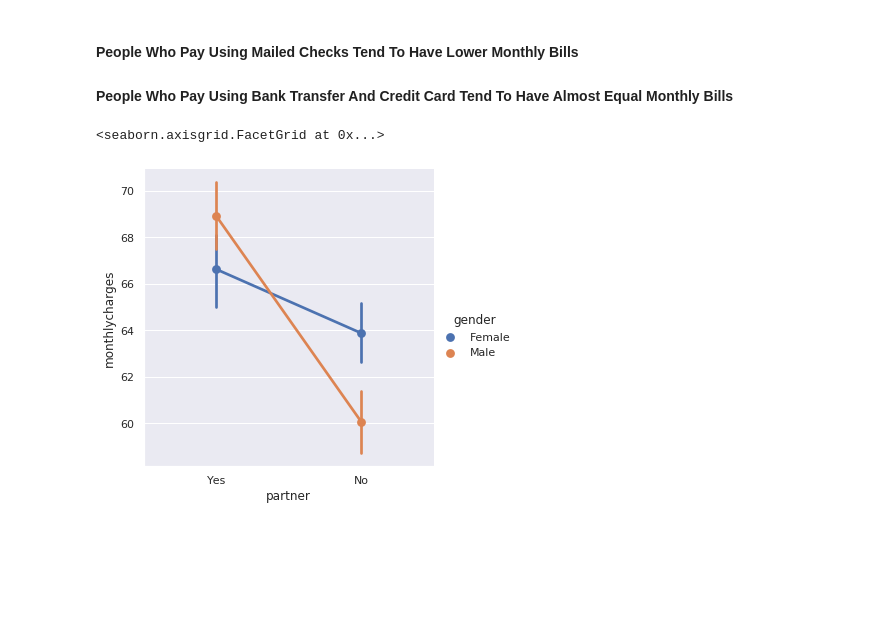
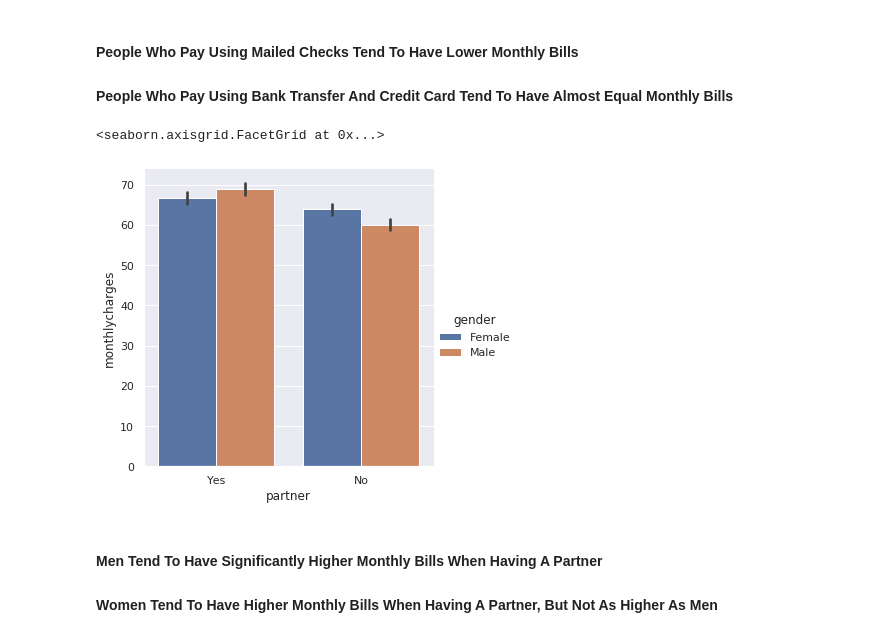
Before and after one commit to singhmanishh/telecom_churn, a Jupyter notebook: Telecom_Churn_EDA.ipynb, the cells around one changed output. Saved outputs shown, nothing was run; the diff lists cells and outputs as text; code cells hidden in the pictures; blank space fills up the shorter version.

```diff
--- a/Telecom_Churn_EDA.ipynb
+++ b/Telecom_Churn_EDA.ipynb
@@ -139,7 +139,10 @@ sns.catplot(x="paymentmethod", y="monthlycharges", kind="violin",
 #### People Who Pay Using Mailed Checks Tend To Have Lower Monthly Bills
 #### People Who Pay Using Bank Transfer And Credit Card Tend To Have Almost Equal Monthly Bills
 # %%
-sns.catplot(x="partner", y="monthlycharges", hue="gender", kind="point", data=df)
+sns.catplot(x="partner", y="monthlycharges", hue="gender", kind="bar", data=df)
 # %% [output]
 <seaborn.axisgrid.FacetGrid at 0x...>
-[figure, old version]
+[figure, new version]
+# %% [markdown]
+#### Men Tend To Have Significantly Higher Monthly Bills When Having A Partner
+#### Women Tend To Have Higher Monthly Bills When Having A Partner, But Not As Higher As Men
```
